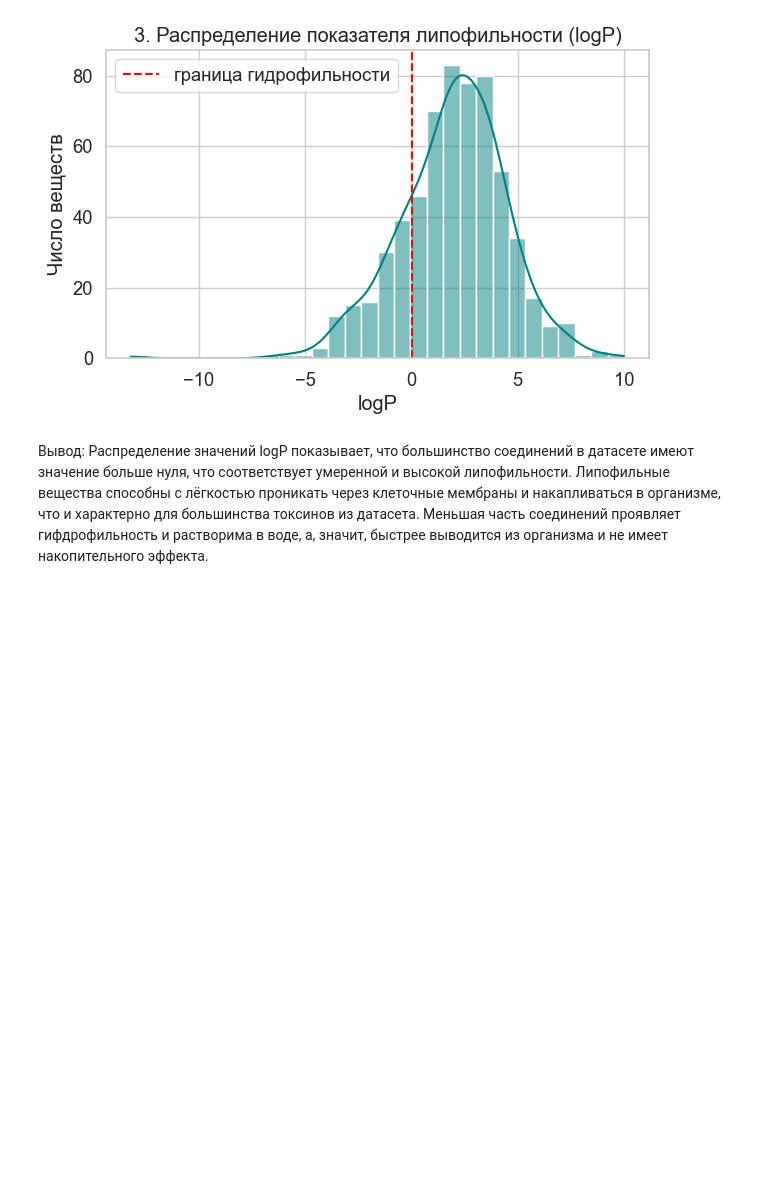
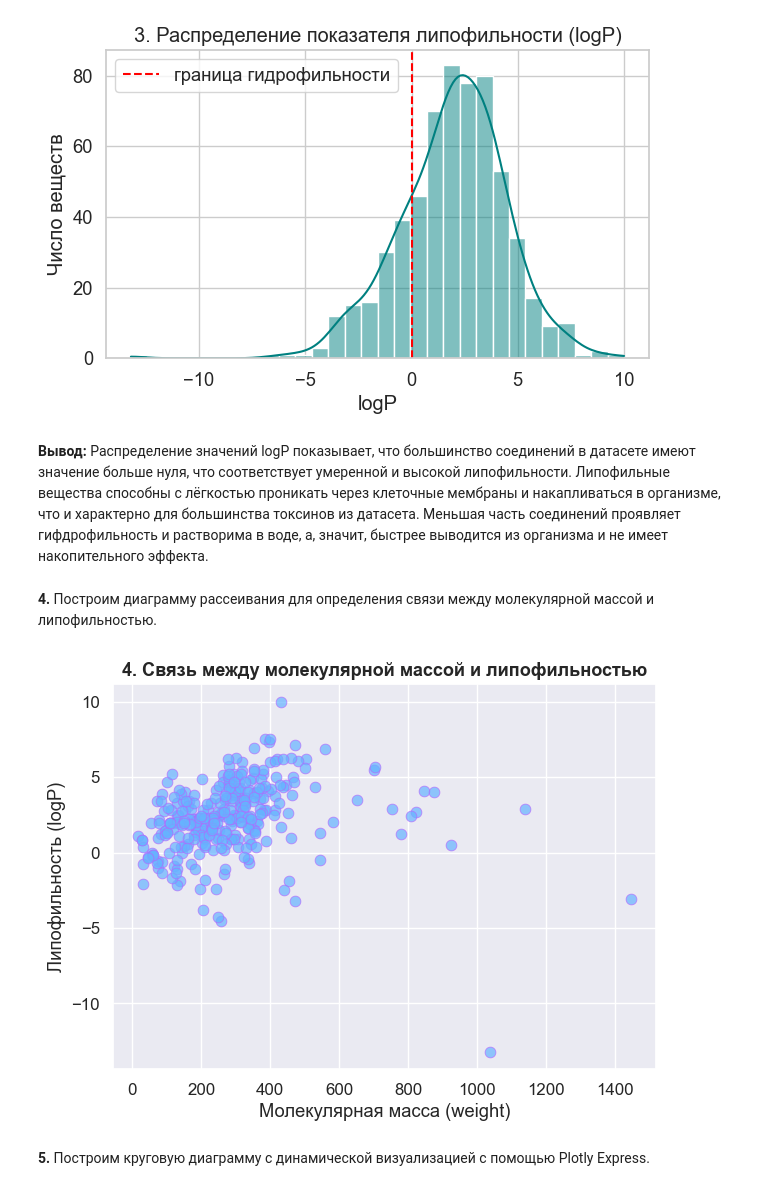
Before and after one commit to nverlis/project, a Jupyter notebook: notebooks/EDA.ipynb, the cells around one changed output. Saved outputs shown, nothing was run; the diff lists cells and outputs as text; code cells hidden in the pictures; blank space fills up the shorter version.

```diff
--- a/notebooks/EDA.ipynb
+++ b/notebooks/EDA.ipynb
@@ -240,7 +241 @@ Completeness (полнота данных): 0.593 (в норме ≥ 0.98)
-# %%
-sns.set_theme(
-    style="whitegrid",
-    palette="deep",
-    font_scale=1.2
-)
 # %% [markdown]
@@ -324,4 +319,28 @@ plt.show()
 # %% [output]
 [figure]
 # %% [markdown]
-Вывод: Распределение значений logP показывает, что большинство соединений в датасете имеют значение больше нуля, что соответствует умеренной и высокой липофильности. Липофильные вещества способны с лёгкостью проникать через клеточные мембраны и накапливаться в организме, что и характерно для большинства токсинов из датасета. Меньшая часть соединений проявляет гифдрофильность и растворима в воде, а, значит, быстрее выводится из организма и не имеет накопительного эффекта.
+**Вывод:** Распределение значений logP показывает, что большинство соединений в датасете имеют значение больше нуля, что соответствует умеренной и высокой липофильности. Липофильные вещества способны с лёгкостью проникать через клеточные мембраны и накапливаться в организме, что и характерно для большинства токсинов из датасета. Меньшая часть соединений проявляет гифдрофильность и растворима в воде, а, значит, быстрее выводится из организма и не имеет накопительного эффекта.
+# %% [markdown]
+**4.** Построим диаграмму рассеивания для определения связи между молекулярной массой и липофильностью.
+# %%
+sns.set_theme(style="darkgrid", palette="mako", font_scale=1.1)
+
+plt.figure(figsize=(7,5))
+sns.scatterplot(
+    data=df,
+    x="weight",
+    y="logp",
+    color="#66b3ff",
+    alpha=0.7,
+    s=60,
+    edgecolor="#b366ff"
+)
+
+plt.title("4. Связь между молекулярной массой и липофильностью", fontsize=13, weight="bold")
+plt.xlabel("Молекулярная масса (weight)")
+plt.ylabel("Липофильность (logP)")
+plt.show()
+# %% [output]
+[figure, added]
+# %% [markdown]
+**5.** Построим круговую диаграмму с динамической визуализацией с помощью Plotly Express.
```
Also changed, not shown: parts of 28 cells of this notebook.
